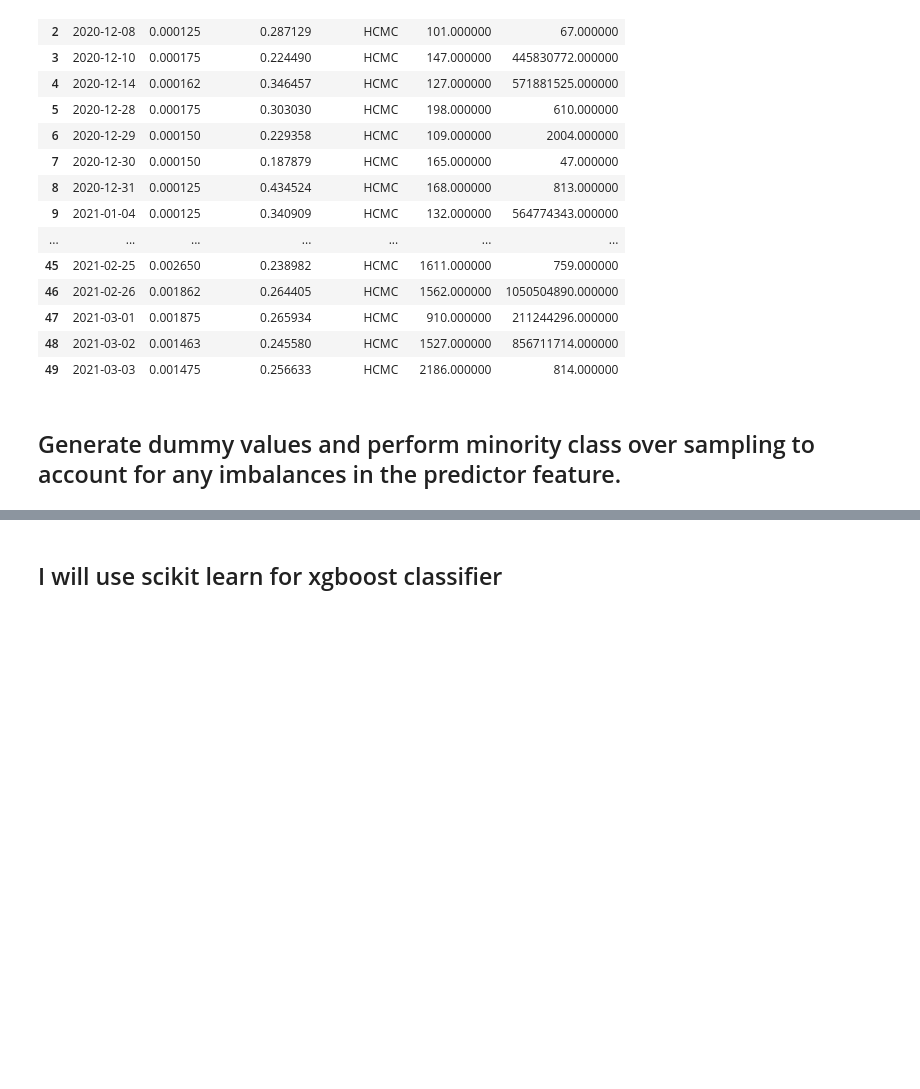
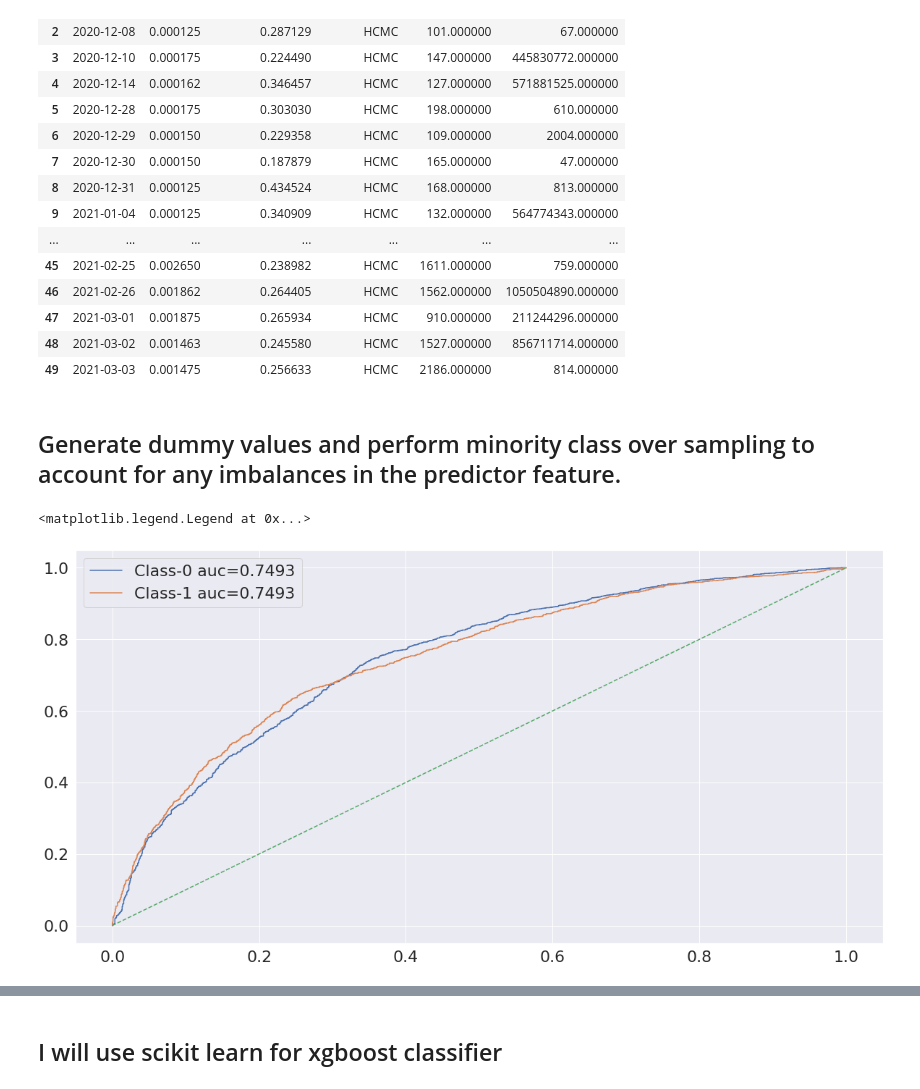
Before and after one commit to abhinavgairola/Anomaly_Detection_OTC_Market, a Jupyter notebook: Scripts/EDA_Machine_learning.ipynb, the cells around one changed output, grey strips where cells are left out. Drawn from its saved outputs; the diff is of its cells as text; code cells hidden in the pictures; blank space fills up the shorter version.

```diff
--- a/Scripts/EDA_Machine_learning.ipynb
+++ b/Scripts/EDA_Machine_learning.ipynb
@@ -339 +374,12 @@ X_smote, y_smote = sm.fit_resample(X_train, y_train)
+# %%
+plt.figure(figsize=(20,10))
+plt.plot(fpr_1_lr,tpr_1_lr,label='Class-0 auc='+str(round(auc(fpr_1_lr,tpr_1_lr),4)))
+plt.plot(fpr_2_lr,tpr_2_lr,label='Class-1 auc='+str(round(auc(fpr_2_lr,tpr_2_lr),4)))
+plt.plot(np.arange(0,1.1,0.1),np.arange(0,1.1,0.1),'--')
+plt.xlabel('False positive rate', fontsize=20)
+plt.ylabel('True positive rate', fontsize=20)
+plt.legend(loc='best')
+# %% [output]
+<matplotlib.legend.Legend at 0x...>
+[figure, added]
 # %%
```
Also changed, not shown: parts of 22 cells of this notebook.
